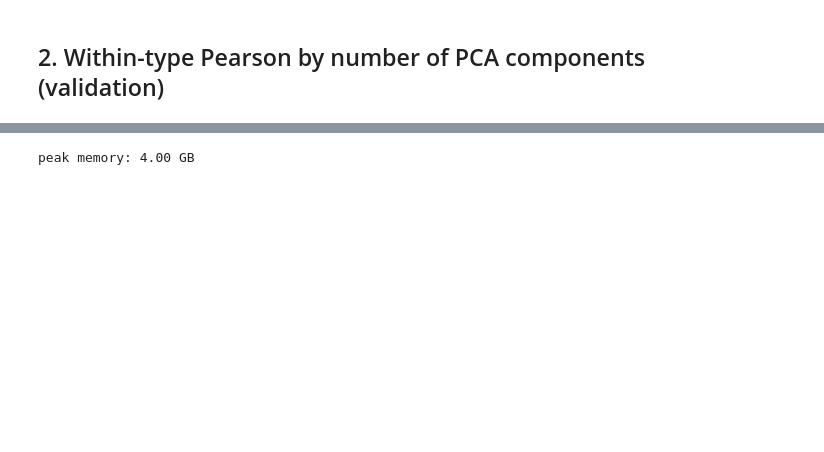
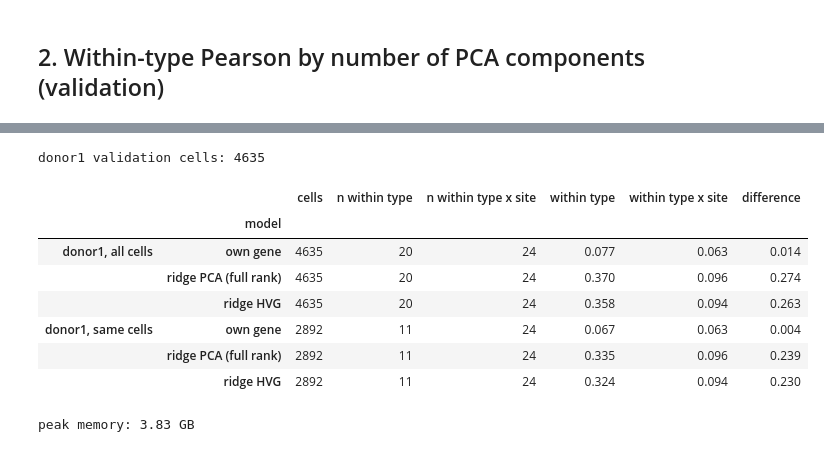
Before and after one commit to ardaqas/citeseq-rna-to-protein-transfer, a Jupyter notebook: notebooks/03b_phase3_followups.ipynb, the cells around one changed output, grey strips where cells are left out. Drawn from its saved outputs; the diff is of its cells as text; code cells hidden in the pictures; blank space fills up the shorter version.

```diff
--- a/notebooks/03b_phase3_followups.ipynb
+++ b/notebooks/03b_phase3_followups.ipynb
@@ -143,0 +159,19 @@ print(f"50 PCs reach {rel[0]:.0%} of the full-rank within-type r and {rel[1]:.0%
+# %%
+def compare(cells, g_coarse, g_fine, label_coarse, label_fine):
+    rows = []
+    for m, p in pred.items():
+        if m.startswith("cell-type mean"):
+            continue
+        e_c = evaluate(Y_va[cells], p[cells], g_coarse[cells], proteins, MIN_CELLS).loc[primary]
+        e_f = evaluate(Y_va[cells], p[cells], g_fine[cells], proteins, MIN_CELLS).loc[primary]
+        rows.append({"model": m, "cells": int(cells.sum()),
+                     f"n {label_coarse}": int(e_c["n_types"].median()), f"n {label_fine}": int(e_f["n_types"].median()),
+                     label_coarse: e_c["within_w"].median(), label_fine: e_f["within_w"].median()})
+    out = pd.DataFrame(rows).set_index("model")
+    out["difference"] = out[label_coarse] - out[label_fine]
+    return out
+
+ts_counts = pd.Series(ts_va).value_counts()
+same_cells = np.isin(ts_va, ts_counts.index[ts_counts >= MIN_CELLS])
+same_table = compare(same_cells, ct_va, ts_va, "within type", "within type x sample")
+same_table
@@ -144,9 +190,31 @@ print(f"50 PCs reach {rel[0]:.0%} of the full-rank within-type r and {rel[1]:.0%
+# %%
+site_va = d["obs_va"]["Site"].astype(str).to_numpy()
+tsite_va = np.char.add(np.char.add(ct_va.astype(str), " | "), site_va.astype(str))
+donor1 = (d["obs_va"]["DonorNumber"].astype(str) == "donor1").to_numpy()
+print("donor1 validation cells:", donor1.sum())
+d1_all = compare(donor1, ct_va, tsite_va, "within type", "within type x site")
+tsc = pd.Series(tsite_va[donor1]).value_counts()
+d1_same_cells = donor1 & np.isin(tsite_va, tsc.index[tsc >= MIN_CELLS])
+d1_same = compare(d1_same_cells, ct_va, tsite_va, "within type", "within type x site")
+pd.concat({"donor1, all cells": d1_all, "donor1, same cells": d1_same})
+# %% [output]
+donor1 validation cells: 4635
+|  |  | cells | n within type | n within type x site | within type | within type x site | difference |
+|  | model |  |  |  |  |  |  |
+| donor1, all cells | own gene | 4635 | 20 | 24 | 0.077 | 0.063 | 0.014 |
+|  | ridge PCA (full rank) | 4635 | 20 | 24 | 0.370 | 0.096 | 0.274 |
+|  | ridge HVG | 4635 | 20 | 24 | 0.358 | 0.094 | 0.263 |
+| donor1, same cells | own gene | 2892 | 11 | 24 | 0.067 | 0.063 | 0.004 |
+|  | ridge PCA (full rank) | 2892 | 11 | 24 | 0.335 | 0.096 | 0.239 |
+|  | ridge HVG | 2892 | 11 | 24 | 0.324 | 0.094 | 0.230 |
 # %%
 if SUBSET is None:
     ts_table.to_csv(RESULTS_DIR / "phase3b_within_type_sample.csv")
     curve.to_csv(RESULTS_DIR / "phase3b_pcs_curve.csv", index=False)
+    same_table.to_csv(RESULTS_DIR / "phase3b_same_cells.csv")
+    pd.concat({"all_cells": d1_all, "same_cells": d1_same}, names=["subset"]).to_csv(RESULTS_DIR / "phase3b_donor1_site.csv")
 import resource, platform
 peak = resource.getrusage(resource.RUSAGE_SELF).ru_maxrss
 print(f"peak memory: {(peak / 1e9 if platform.system() == 'Darwin' else peak * 1024 / 1e9):.2f} GB")
 # %% [output]
-peak memory: 4.00 GB
+peak memory: 3.83 GB
```
Also changed, not shown: parts of 9 cells of this notebook, 6 other files.
